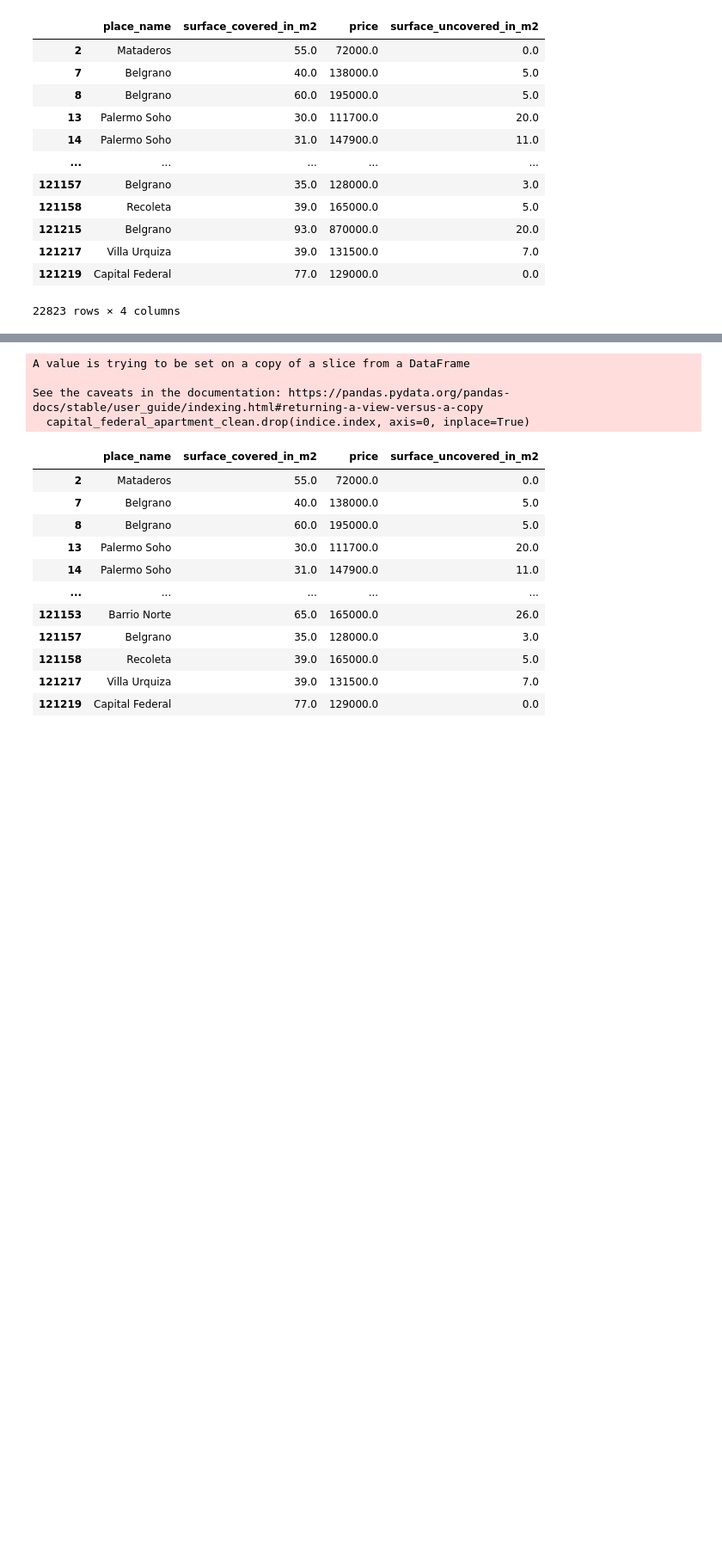
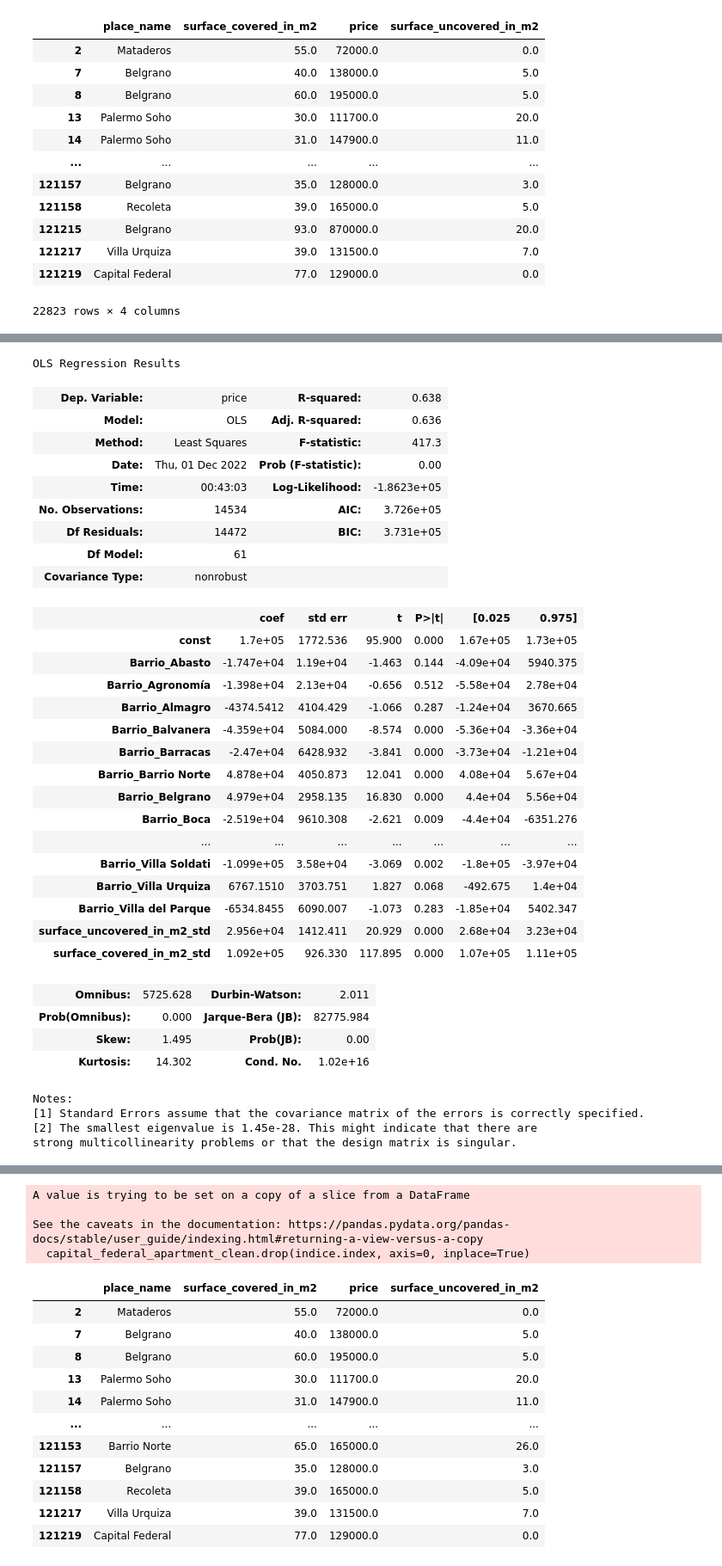
Before and after one commit to JuanMartin-Garcia/TP2_DataScience, a Jupyter notebook: TP2_Clean copy.ipynb, the cells around one changed output, grey strips where cells are left out. Shown: that part at 86% size. Saved outputs shown, nothing was run; the diff lists cells and outputs as text; code cells hidden in the pictures; blank space fills up the shorter version.

```diff
--- a/TP2_Clean copy.ipynb
+++ b/TP2_Clean copy.ipynb
@@ -324,12 +357,47 @@ y = capital_federal_apartment_clean.price
 # %%
 X_train, X_test, y_train, y_test = train_test_split(X, y, test_size = 0.3, random_state = 117)
 # %%
-# Tenemos que agregar explícitamente a una constante:
-#X_train_sm = sm.add_constant(X_train)
+ #Tenemos que agregar explícitamente a una constante:
+X_train_sm = sm.add_constant(X_train)
 
-#model = sm.OLS(y_train, X_train_sm).fit()
+model = sm.OLS(y_train, X_train_sm).fit()
 
-#model.summary()
+model.summary()
+# %% [output]
+OLS Regression Results
+| Dep. Variable: | price | R-squared: | 0.638 |
+| Model: | OLS | Adj. R-squared: | 0.636 |
+| Method: | Least Squares | F-statistic: | 417.3 |
+| Date: | Thu, 01 Dec 2022 | Prob (F-statistic): | 0.00 |
+| Time: | 00:43:03 | Log-Likelihood: | -1.8623e+05 |
+| No. Observations: | 14534 | AIC: | 3.726e+05 |
+| Df Residuals: | 14472 | BIC: | 3.731e+05 |
+| Df Model: | 61 |  |  |
+| Covariance Type: | nonrobust |  |  |
+|  | coef | std err | t | P>|t| | [0.025 | 0.975] |
+| const | 1.7e+05 | 1772.536 | 95.900 | 0.000 | 1.67e+05 | 1.73e+05 |
+| Barrio_Abasto | -1.747e+04 | 1.19e+04 | -1.463 | 0.144 | -4.09e+04 | 5940.375 |
+| Barrio_Agronomía | -1.398e+04 | 2.13e+04 | -0.656 | 0.512 | -5.58e+04 | 2.78e+04 |
+| Barrio_Almagro | -4374.5412 | 4104.429 | -1.066 | 0.287 | -1.24e+04 | 3670.665 |
+| Barrio_Balvanera | -4.359e+04 | 5084.000 | -8.574 | 0.000 | -5.36e+04 | -3.36e+04 |
+| Barrio_Barracas | -2.47e+04 | 6428.932 | -3.841 | 0.000 | -3.73e+04 | -1.21e+04 |
+| Barrio_Barrio Norte | 4.878e+04 | 4050.873 | 12.041 | 0.000 | 4.08e+04 | 5.67e+04 |
+| Barrio_Belgrano | 4.979e+04 | 2958.135 | 16.830 | 0.000 | 4.4e+04 | 5.56e+04 |
+| Barrio_Boca | -2.519e+04 | 9610.308 | -2.621 | 0.009 | -4.4e+04 | -6351.276 |
+| ... | ... | ... | ... | ... | ... | ... |
+| Barrio_Villa Soldati | -1.099e+05 | 3.58e+04 | -3.069 | 0.002 | -1.8e+05 | -3.97e+04 |
+| Barrio_Villa Urquiza | 6767.1510 | 3703.751 | 1.827 | 0.068 | -492.675 | 1.4e+04 |
+| Barrio_Villa del Parque | -6534.8455 | 6090.007 | -1.073 | 0.283 | -1.85e+04 | 5402.347 |
+| surface_uncovered_in_m2_std | 2.956e+04 | 1412.411 | 20.929 | 0.000 | 2.68e+04 | 3.23e+04 |
+| surface_covered_in_m2_std | 1.092e+05 | 926.330 | 117.895 | 0.000 | 1.07e+05 | 1.11e+05 |
+| Omnibus: | 5725.628 | Durbin-Watson: | 2.011 |
+| Prob(Omnibus): | 0.000 | Jarque-Bera (JB): | 82775.984 |
+| Skew: | 1.495 | Prob(JB): | 0.00 |
+| Kurtosis: | 14.302 | Cond. No. | 1.02e+16 |
+Notes:
+[1] Standard Errors assume that the covariance matrix of the errors is correctly specified.
+[2] The smallest eigenvalue is 1.45e-28. This might indicate that there are
+strong multicollinearity problems or that the design matrix is singular.
 # %%
 g=sns.boxplot(data=capital_federal_apartment_clean,y="price")
 
```
Also changed, not shown: parts of 11 cells of this notebook.
